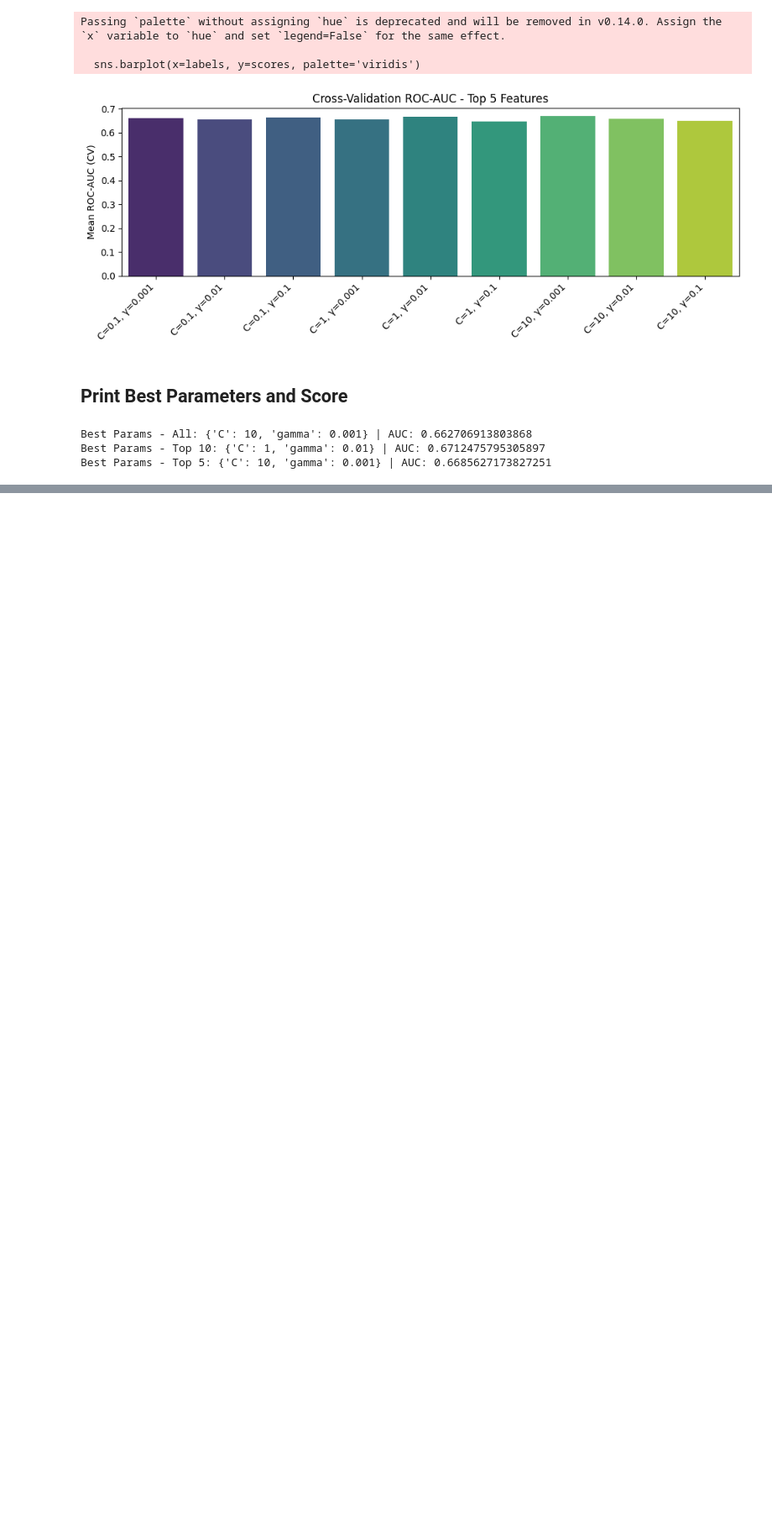
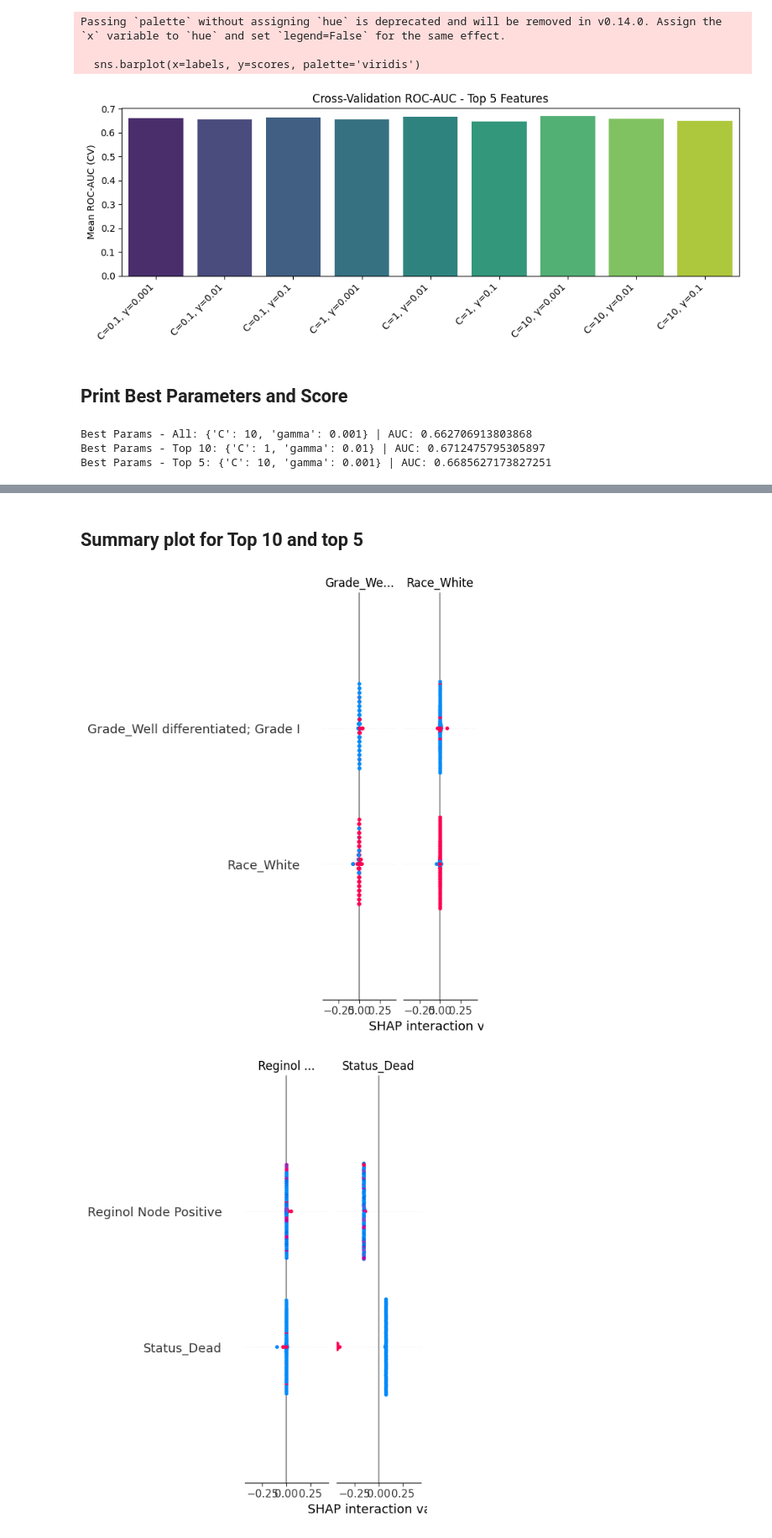
Before and after one commit to MichaelYemane707/breast_cancer_prediction, a Jupyter notebook: SVM.ipynb, the cells around one changed output, grey strips where cells are left out. Shown: that part at 84% size. Saved outputs shown, nothing was run; the diff lists cells and outputs as text; code cells hidden in the pictures; blank space fills up the shorter version.

Commit message:
SHAP Interpretation for Top 5 Features (SVM)

```diff
--- a/SVM.ipynb
+++ b/SVM.ipynb
@@ -448,0 +452,15 @@ Best Params - Top 5: {'C': 10, 'gamma': 0.001} | AUC: 0.6685627173827251
+# %%
+explainer_10 = shap.KernelExplainer(svm_top10.predict_proba, shap.kmeans(X_train_top10, 10))
+shap_values_10 = explainer_10.shap_values(X_test_top10[:100])
+
+explainer_5 = shap.KernelExplainer(svm_top5.predict_proba, shap.kmeans(X_train_top5, 10))
+shap_values_5 = explainer_5.shap_values(X_test_top5[:100])
+# %% [markdown]
+## Summary plot for Top 10 and top 5
+# %%
+shap.summary_plot(shap_values_10, X_test_top10[:100], feature_names=top10_features)
+
+shap.summary_plot(shap_values_5, X_test_top5[:100], feature_names=top5_features)
+# %% [output]
+[figure, added]
+[figure, added]
```
Also changed, not shown: parts of 14 cells of this notebook.
